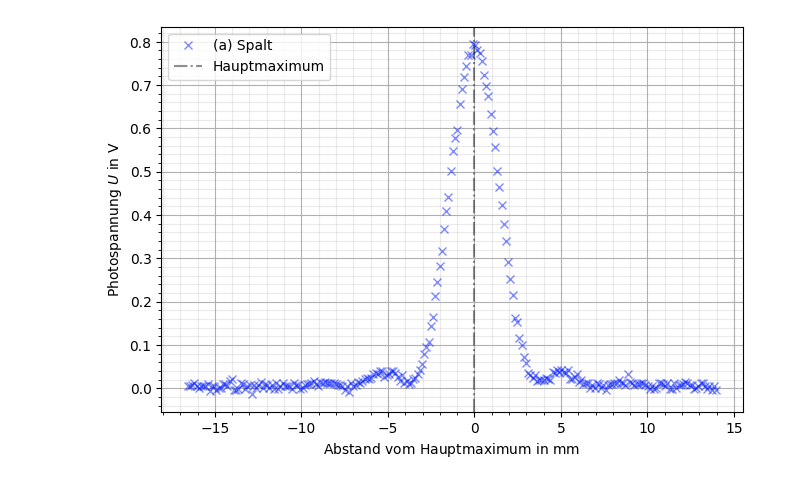
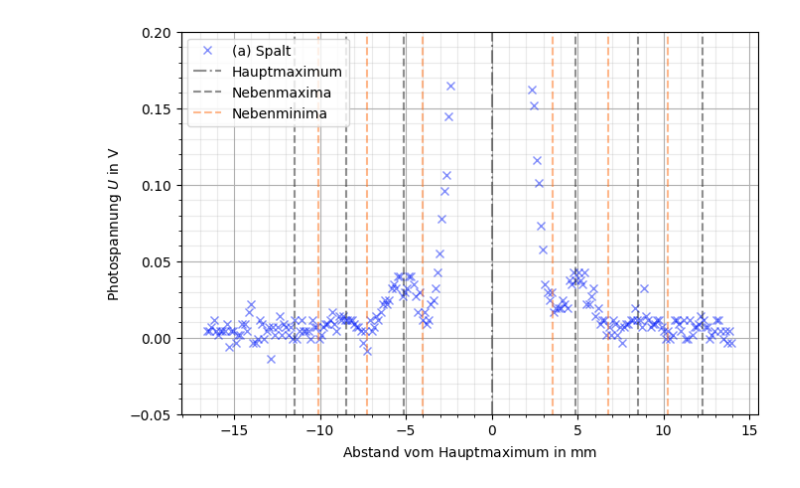
Before and after one commit to CVC97/ExPhy-III-Praktikum, a Jupyter notebook: 24_BILSL/24_BILSL.ipynb, the cells around one changed output. Cells and saved outputs as stored; diff of their text form; code cells hidden in the pictures.

```diff
--- a/24_BILSL/24_BILSL.ipynb
+++ b/24_BILSL/24_BILSL.ipynb
@@ -115,24 +87,54 @@ photospannung_gitter = e_gitter_dataframe[:,1]
 # %%
 # (a) Spalt
+
+# Hauptmaximum
+max_spalt = 13050
+
+# Nebenmaxima
+smax_l3_spalt = -11.5
+smax_l2_spalt = -8.5
+smax_l1_spalt = -5.1
+
+smax_r1_spalt = 4.9
+smax_r2_spalt = 8.5
+smax_r3_spalt = 12.25
+
+# Nebenminima
+smin_l3_spalt = -10.1
+smin_l2_spalt = -7.25
+smin_l1_spalt = -4#
+
+smin_r1_spalt = 3.55
+smin_r2_spalt = 6.75
+smin_r3_spalt = 10.25
+
+
+# Datenarrays
+motorposition_spalt = (a_spalt_dataframe[:,0] - max_spalt) / 400
+photospannung_spalt = a_spalt_dataframe[:,1]
+
 fig, ax = plt.subplots(figsize=(7.5,5))
-
-#'#FE7018'
-#'xkcd:deep sky blue'
-#'xkcd:watermelon'
-#'xkcd:electric blue'
 ax.set_xlabel(r'Abstand vom Hauptmaximum in $\mathrm{mm}$')
 ax.set_ylabel(r'Photospannung $U$ in $\mathrm{V}$')
 ax.grid()
 ax.grid(which='minor', color = '#999999', alpha = 0.2, linestyle = '-')
 ax.minorticks_on()
+
 ax.plot(motorposition_spalt, photospannung_spalt, color = 'xkcd:rich blue', marker = "x",  linestyle = "", alpha = 0.5, linewidth = 1, label = '(a) Spalt')
+
+# Hauptmaximum
 plt.axvline(x = 0, color = '#212121', linestyle = "-.", alpha = 0.5, linewidth = 1.5, label = 'Hauptmaximum')
-#plt.vlines(x = [13000], ymin = 0.2, ymax = 1, colors = 'purple', ls = '--', lw = 2, label = 'vline_multiple - full height')
+plt.vlines(x = [smax_l3_spalt, smax_l2_spalt, smax_l1_spalt, smax_r1_spalt, smax_r2_spalt, smax_r3_spalt], ymin = -2, ymax = 10, colors = '#212121', ls = '--', alpha = 0.5, lw = 1.5, label = 'Nebenmaxima')     # Nebenmaxima
+plt.vlines(x = [smin_l3_spalt, smin_l2_spalt, smin_l1_spalt, smin_r1_spalt, smin_r2_spalt, smin_r3_spalt], ymin = -2, ymax = 10, colors = '#FE7018', ls = '--', alpha = 0.5, lw = 1.5, label = 'Nebenminima')     # Nebenminima
+
 ax.legend()
 ax.legend(loc="upper left")
+
+plt.ylim([-0.05, 0.2])
+
 plt.savefig('./V24_BI_Spalt.pgf', facecolor = 'white', bbox_inches='tight')
 plt.show()
 # %% [output]
-[figure, old version]
+[figure, new version]
 # %%
 # (b) Steg
```
Also changed, not shown: parts of 6 cells of this notebook.
